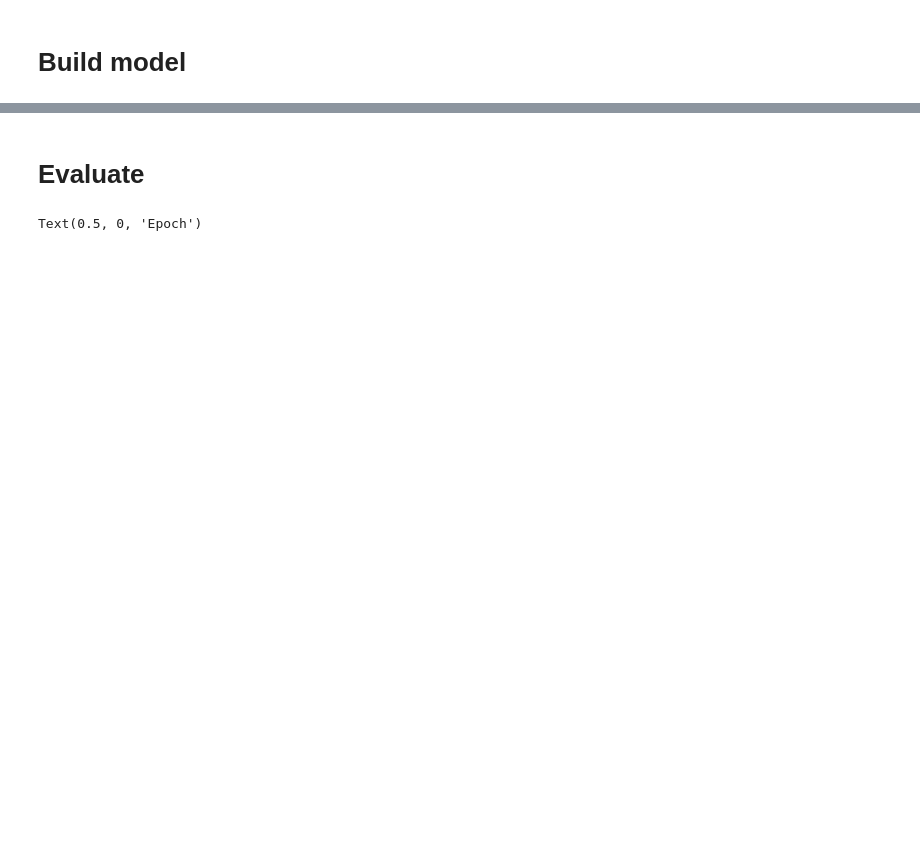
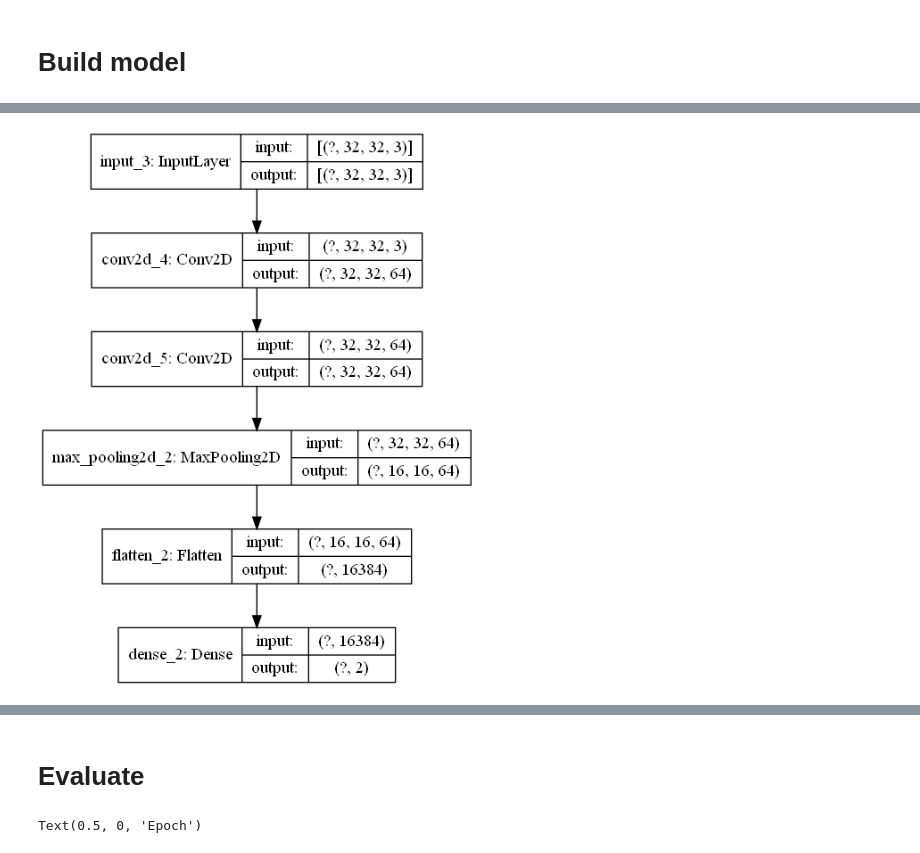
Before and after one commit to kpapijnenburg/cactus-detector, a Jupyter notebook: CNN-V2.1.ipynb, the cells around one changed output, grey strips where cells are left out. Drawn from its saved outputs; the diff is of its cells as text; code cells hidden in the pictures; blank space fills up the shorter version.

Commit message:
Updated models

```diff
--- a/CNN-V2.1.ipynb
+++ b/CNN-V2.1.ipynb
@@ -116,5 +123,13 @@ Total params: 71,490
 Trainable params: 71,490
 Non-trainable params: 0
 _________________________________________________________________
+# %%
+# Export model visualization
+import os
+os.environ['PATH'] += os.pathsep + 'C:/Program Files (x86)/Graphviz/bin/'
+
+plot_model(vgg_model, to_file='vgg_model.png', show_shapes=True, show_layer_names=True)
+# %% [output]
+[figure, added]
 # %%
 vgg_model.compile(optimizer='adam', loss='categorical_crossentropy', metrics=['accuracy'])
```
Also changed, not shown: parts of 14 cells of this notebook, 12 other files.
